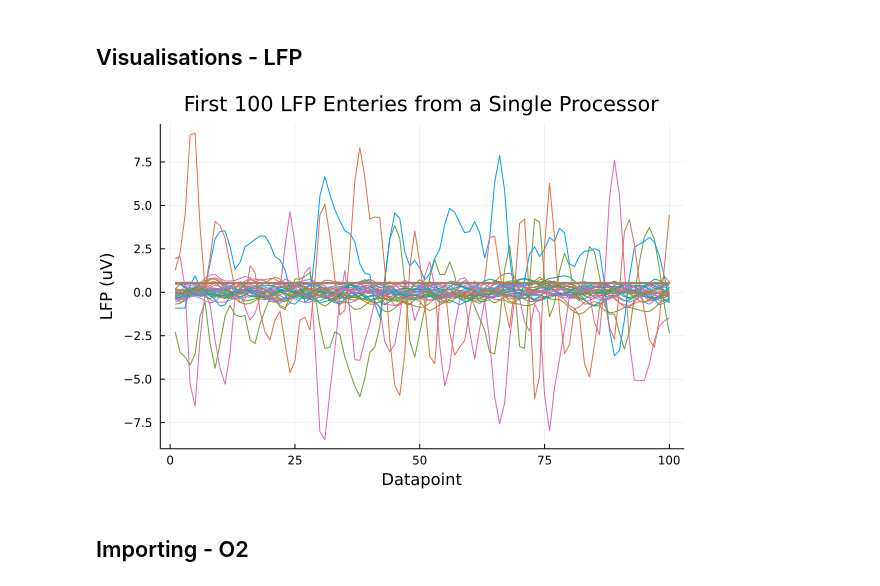
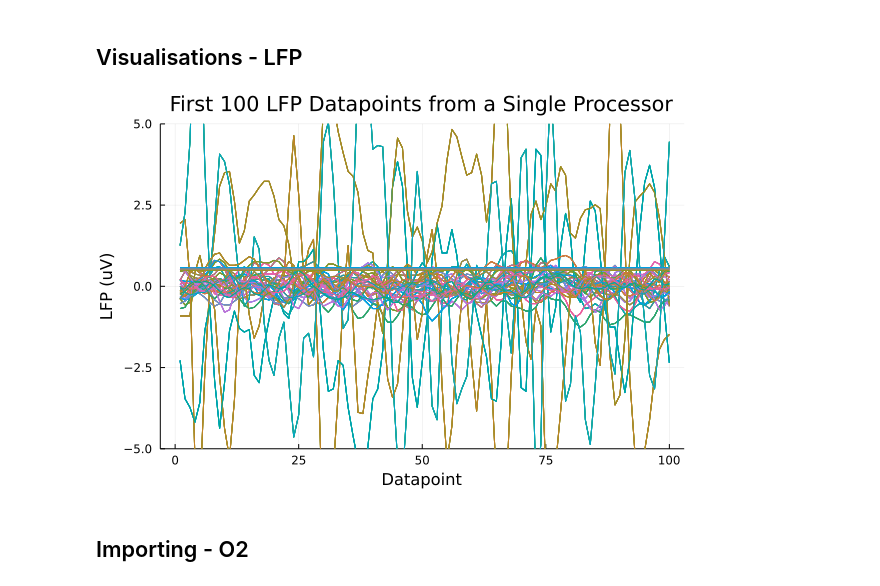
Before and after one commit to alexelwood14/O2-LFP-modelling, a Jupyter notebook: src/visualisations.ipynb, the cells around one changed output. Cells and saved outputs as stored; diff of their text form; code cells hidden in the pictures.

Commit message:
Finished o2 visualisation

```diff
--- a/src/visualisations.ipynb
+++ b/src/visualisations.ipynb
@@ -46,12 +47,13 @@ end
 # %%
 for i in 1:n_channels
     plot!(lfp_data[i,1:100], legend=false)
 end
-title!("First 100 LFP Enteries from a Single Processor")
+title!("First 100 LFP Datapoints from a Single Processor")
 xlabel!("Datapoint")
 ylabel!("LFP (uV)")
+ylims!(-5, 5)
 # %% [output]
-[figure, old version]
+[figure, new version]
 # %% [markdown]
 ## Importing - O2
 # %%
```
Also changed, not shown: parts of 5 cells of this notebook.
